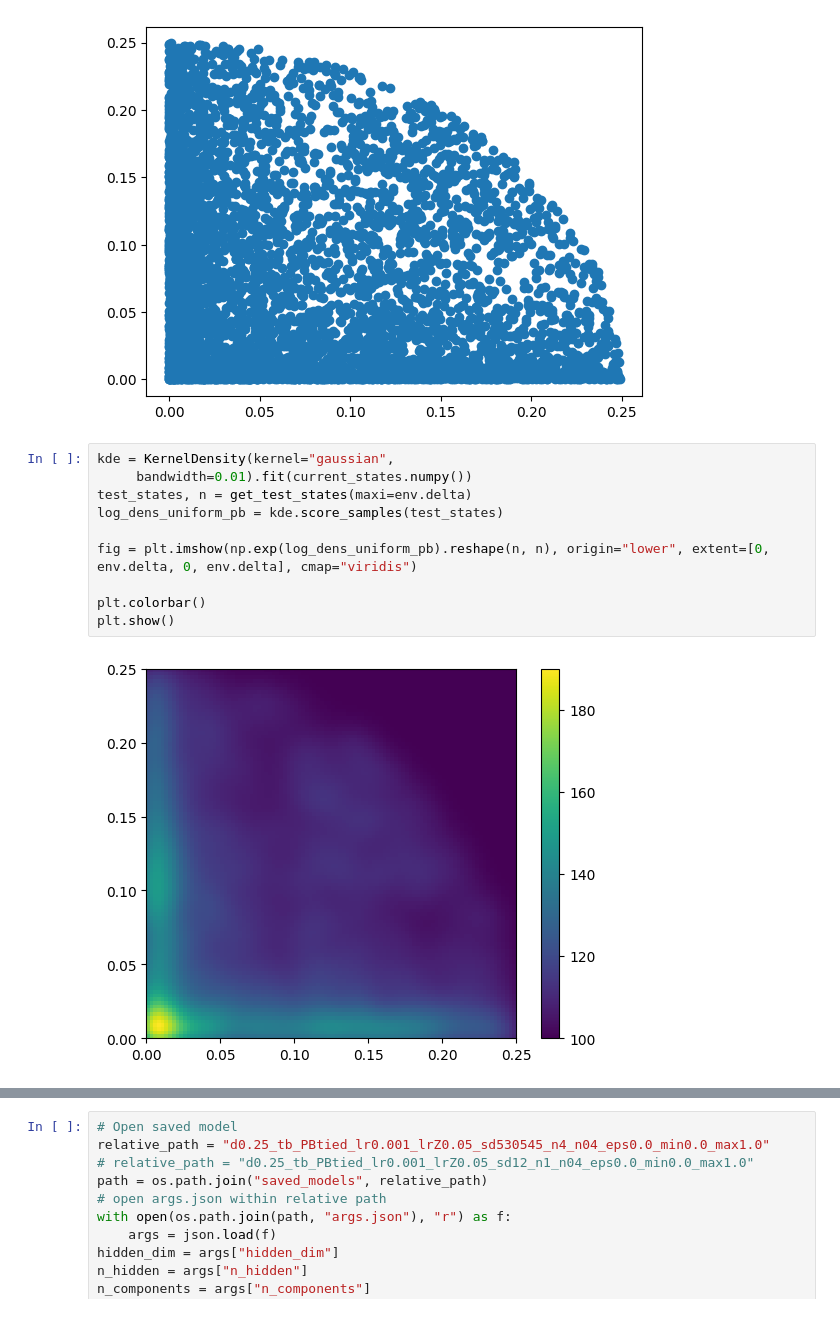
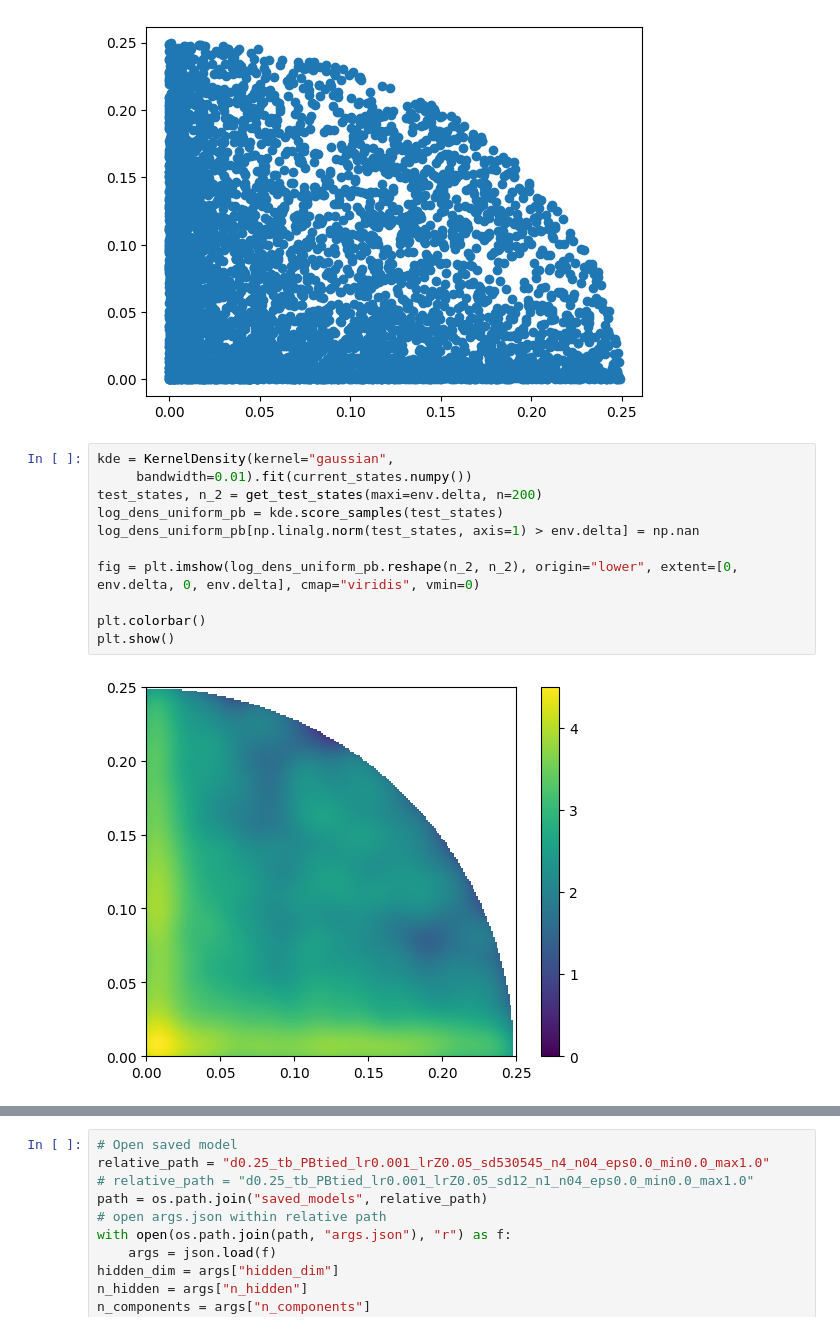
Before and after one commit to saleml/continuous-gfn, a Jupyter notebook: make_plots.ipynb, the cells around one changed output, grey strips where cells are left out. Saved outputs shown, nothing was run; the diff lists cells and outputs as text.

```diff
--- a/make_plots.ipynb
+++ b/make_plots.ipynb
@@ -42,12 +42,13 @@ plt.show()
 # %%
 kde = KernelDensity(kernel="gaussian",
      bandwidth=0.01).fit(current_states.numpy())
-test_states, n = get_test_states(maxi=env.delta)
+test_states, n_2 = get_test_states(maxi=env.delta, n=200)
 log_dens_uniform_pb = kde.score_samples(test_states)
+log_dens_uniform_pb[np.linalg.norm(test_states, axis=1) > env.delta] = np.nan
 
-fig = plt.imshow(np.exp(log_dens_uniform_pb).reshape(n, n), origin="lower", extent=[0, env.delta, 0, env.delta], cmap="viridis")
+fig = plt.imshow(log_dens_uniform_pb.reshape(n_2, n_2), origin="lower", extent=[0, env.delta, 0, env.delta], cmap="viridis", vmin=0)
 
 plt.colorbar()
 plt.show()
 # %% [output]
-[figure, old version]
+[figure, new version]
```
Also changed, not shown: parts of 11 cells of this notebook, 2 other files.
